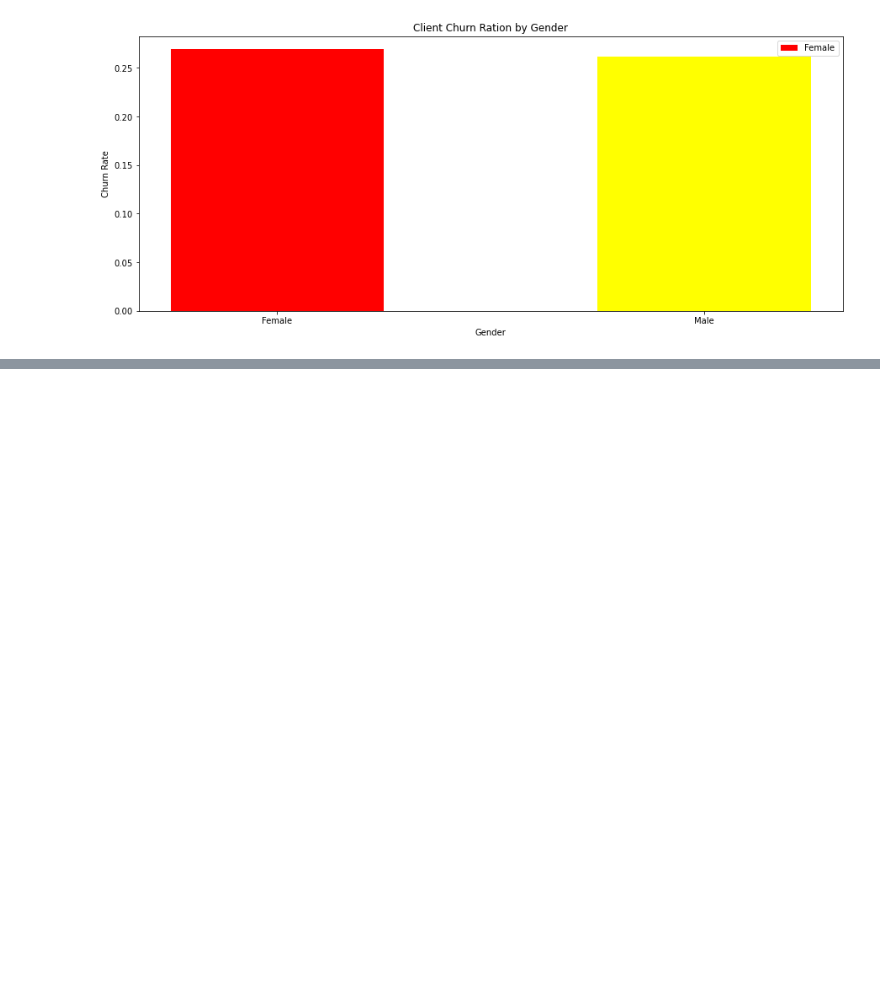
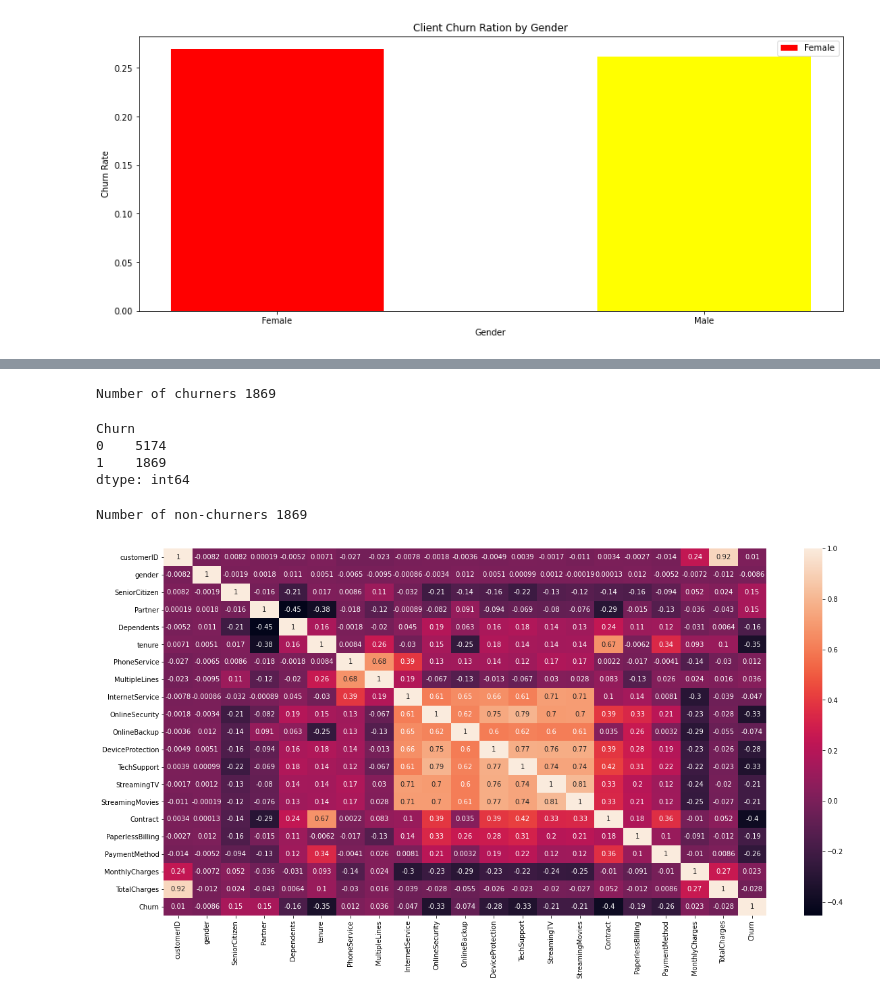
Before and after one commit to mustafabozkaya/CHURN-PREDICTION, a Jupyter notebook: curn_analisys.ipynb, the cells around one changed output, grey strips where cells are left out. Drawn from its saved outputs; the diff is of its cells as text; code cells hidden in the pictures; blank space fills up the shorter version.

```diff
--- a/curn_analisys.ipynb
+++ b/curn_analisys.ipynb
@@ -329,0 +402,33 @@ plt.show()
+# %%
+churners_number =len(df[df['Churn'] == 1])
+print("Number of churners", churners_number)
+
+churners = (df[df['Churn'] == 1])
+# reprt of churn or not churn costumer number
+df.value_counts("Churn")
+# %% [output]
+Number of churners 1869
+Churn
+0    5174
+1    1869
+dtype: int64
+# %%
+non_churners = df[df['Churn'] == 0].sample(n=churners_number)
+print("Number of non-churners", len(non_churners))
+df3 = churners.append(non_churners)
+# %% [output]
+Number of non-churners 1869
+# %%
+def show_correlations(df, show_chart = True):
+    fig = plt.figure(figsize = (20,10))
+    corr = df.corr()
+    if show_chart == True:
+        sns.heatmap(corr,
+                    xticklabels=corr.columns.values,
+                    yticklabels=corr.columns.values,
+                    annot=True)
+    return corr
+# %%
+correlation_df = show_correlations(df,show_chart=True)
+# %% [output]
+[figure, added]
```
Also changed, not shown: parts of 7 cells of this notebook.
